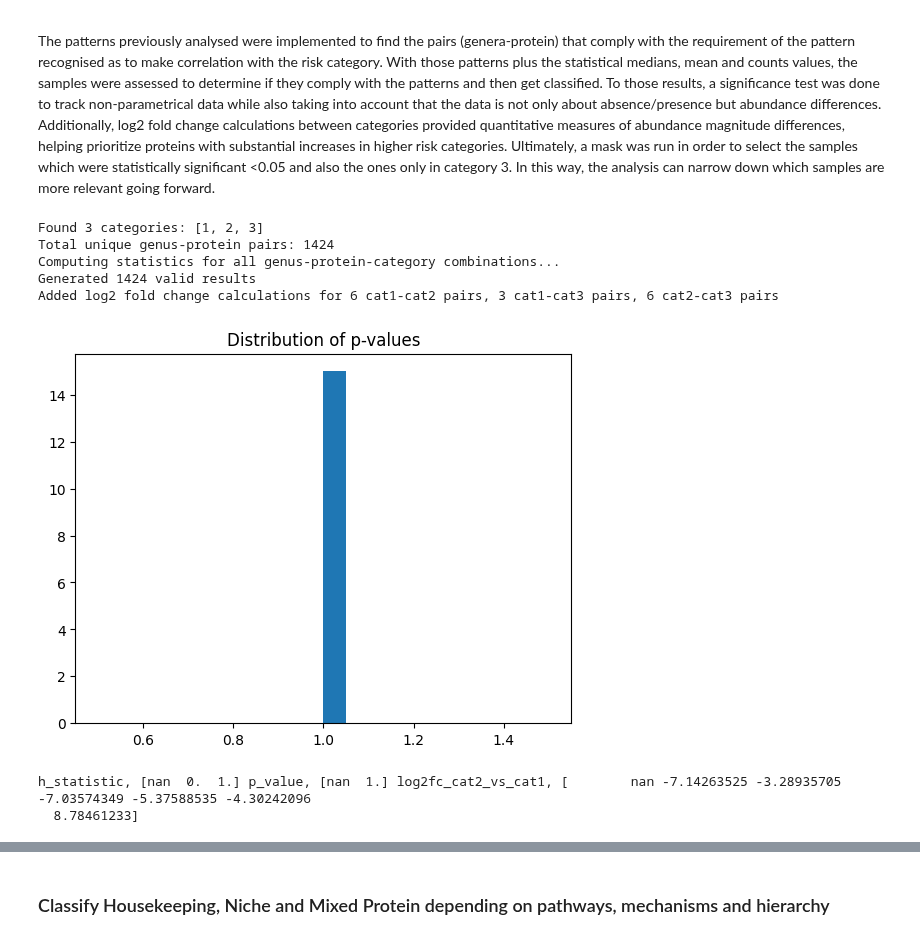
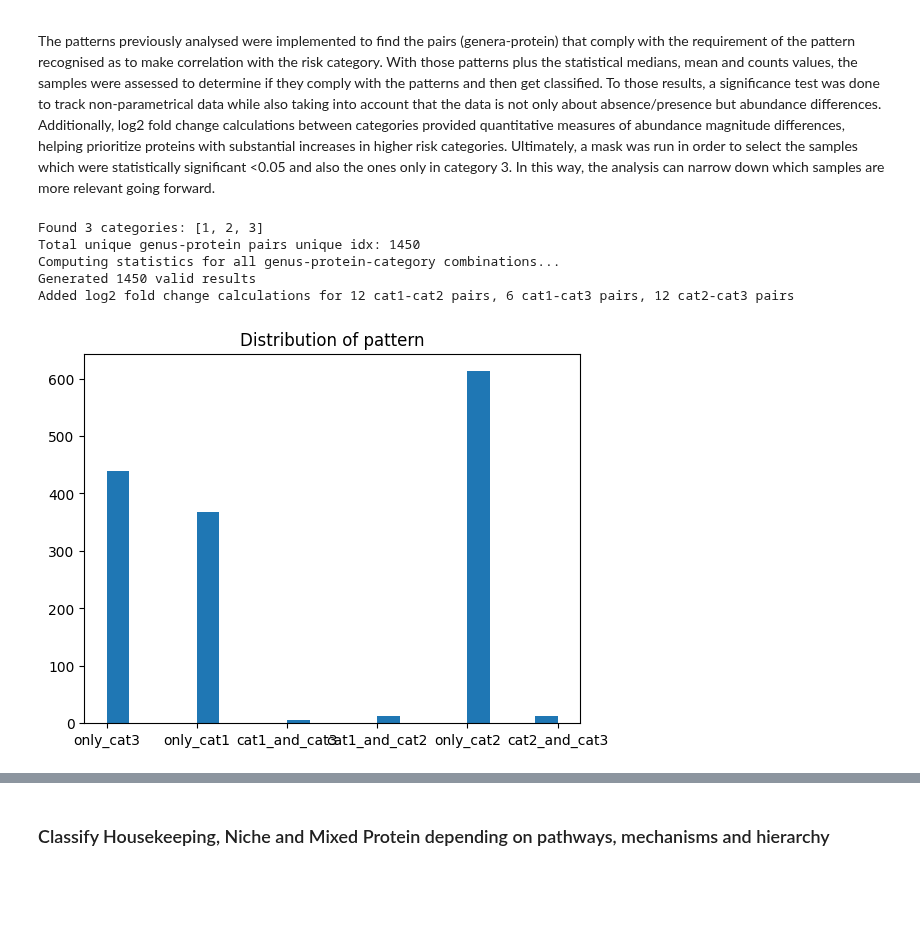
Before and after one commit to MagicAlex238/2_Micro, a Jupyter notebook: 6_picrust_functional.ipynb, the cells around one changed output, grey strips where cells are left out. Drawn from its saved outputs; the diff is of its cells as text; code cells hidden in the pictures; blank space fills up the shorter version.

```diff
--- a/6_picrust_functional.ipynb
+++ b/6_picrust_functional.ipynb
@@ -4622,7 +4634,7 @@ def prepare_base_matrix_stats(eccontri_df):
 # Prepare the data
 base_matrix = prepare_base_matrix_stats(sample_contri)
 # %%
-def perform_abundance_analysis(base_matrix, alpha=0.05, n_jobs=-1, id_mapping=None):
+def perform_abundance_analysis(base_matrix, alpha=0.05, n_jobs=-1):
     """
     Performs statistical analysis on protein-genus pairs focusing on abundance patterns.
 
@@ -4634,7 +4646,6 @@ def perform_abundance_analysis(base_matrix, alpha=0.05, n_jobs=-1, id_mapping=No
     Parameters:  base_matrix :  DataFrame with columns 'Genus', 'protein_name', 'Category', 'norm_abund_contri'
     alpha : float, default=0.05   Significance level for statistical tests
     n_jobs : int, default=-1   Number of parallel jobs to run
-    id_mapping : pandas.DataFrame,  'idx', 'Genus', 'protein_name' mapping
 
     Returns:
     --------
@@ -4649,8 +4660,8 @@ def perform_abundance_analysis(base_matrix, alpha=0.05, n_jobs=-1, id_mapping=No
     categories = sorted(base_matrix["Category"].unique())
     print(f"Found {len(categories)} categories: {categories}")
 
-    pairs = base_matrix[['Genus', 'protein_name']].drop_duplicates()
-    print(f"Total unique genus-protein pairs: {len(pairs)}")
+    pairs = base_matrix[['idx', 'Genus', 'protein_name']].drop_duplicates()
+    print(f"Total unique genus-protein pairs unique idx: {len(pairs)}")
 
     # Pre-compute statistics for all genus-protein-category combinations
     print("Computing statistics for all genus-protein-category combinations...")
@@ -4681,8 +4692,12 @@ def perform_abundance_analysis(base_matrix, alpha=0.05, n_jobs=-1, id_mapping=No
         category_pivot[f'present_in_cat{cat}'] = category_pivot[cat] > 0
 
     # Define function to process each pair
-    def process_pair(genus, protein):
+    def process_pair(row_data):
         # Get category presence for this pair
+        idx = row_data['idx']
+        genus = row_data['Genus']
+        protein = row_data['protein_name']
+
         pivot_row = category_pivot[
             (category_pivot['Genus'] == genus) &
             (category_pivot['protein_name'] == protein)
@@ -4808,6 +4823,7 @@ def perform_abundance_analysis(base_matrix, alpha=0.05, n_jobs=-1, id_mapping=No
 
         # Create result dictionary
         result = {
+            'idx': idx,
             'Genus': genus,
             'protein_name': protein,
             'h_statistic': h_stat,
@@ -4836,9 +4852,8 @@ def perform_abundance_analysis(base_matrix, alpha=0.05, n_jobs=-1, id_mapping=No
         batch_pairs = pairs.iloc[i:batch_end]
 
         batch_results = Parallel(n_jobs=n_jobs)(
-            delayed(process_pair)(genus, protein)
-            for genus, protein in zip(batch_pairs['Genus'], batch_pairs['protein_name'])
-        )
+            delayed(process_pair)(row)
+            for _, row in batch_pairs.iterrows())
 
         results.extend([r for r in batch_results if r is not None])
 
@@ -4865,16 +4880,6 @@ def perform_abundance_analysis(base_matrix, alpha=0.05, n_jobs=-1, id_mapping=No
     results_df['total_abundance'] = 0
     for cat in categories:
         results_df['total_abundance'] += results_df[f'sum_cat{cat}'].fillna(0)
-
-    # merge mapping to add idx information Create a Series of idx values indexed by (Genus, protein_name)
-    if id_mapping is not None:
-        idx_series = id_mapping.set_index(['Genus', 'protein_name'])['idx']
-
-        # Create a MultiIndex from results_df for faster lookup
-        multi_idx = pd.MultiIndex.from_arrays([results_df['Genus'], results_df['protein_name']])
-
-        # Use the MultiIndex to look up idx values efficiently
-        results_df['idx'] = idx_series.reindex(multi_idx).values
 
     # Define safe_log2fc function - keep your existing implementation
     def safe_log2fc(value1, value2, min_value=1e-10):
@@ -4941,23 +4946,20 @@ def perform_abundance_analysis(base_matrix, alpha=0.05, n_jobs=-1, id_mapping=No
         for pattern in results_df['pattern'].unique():
             category_stats[f'pattern_{pattern}'] = sum(results_df['pattern'] == pattern)
 
+    results_df = results_df.reset_index(drop=False)
+
     return results_df, category_stats
 # %%
-pattern_df, category_stats = perform_abundance_analysis(base_matrix, alpha=0.05, n_jobs=-1, id_mapping=None)
+pattern_df, category_stats = perform_abundance_analysis(base_matrix, alpha=0.05, n_jobs=-1)
 # %% [output]
 Found 3 categories: [1, 2, 3]
-Total unique genus-protein pairs: 1424
+Total unique genus-protein pairs unique idx: 1450
 Computing statistics for all genus-protein-category combinations...
-Generated 1424 valid results
-Added log2 fold change calculations for 6 cat1-cat2 pairs, 3 cat1-cat3 pairs, 6 cat2-cat3 pairs
+Generated 1450 valid results
+Added log2 fold change calculations for 12 cat1-cat2 pairs, 6 cat1-cat3 pairs, 12 cat2-cat3 pairs
 # %%
-plt.hist(pattern_df['p_value'].dropna(), bins=20)
-plt.title('Distribution of p-values')
+plt.hist(pattern_df['pattern'].dropna(), bins=20)
+plt.title('Distribution of pattern')
 plt.show()
 # %% [output]
-[figure, old version]
+[figure, new version]
-# %%
-print(f"h_statistic, {pattern_df['h_statistic'].unique()}", f"p_value, {pattern_df['p_value'].unique()}", f"log2fc_cat2_vs_cat1, {pattern_df['log2fc_cat2_vs_cat1'].unique()}")
-# %% [output]
-h_statistic, [nan  0.  1.] p_value, [nan  1.] log2fc_cat2_vs_cat1, [        nan -7.14263525 -3.28935705 -7.03574349 -5.37588535 -4.30242096
-  8.78461233]
```
Also changed, not shown: parts of 11 cells of this notebook.
